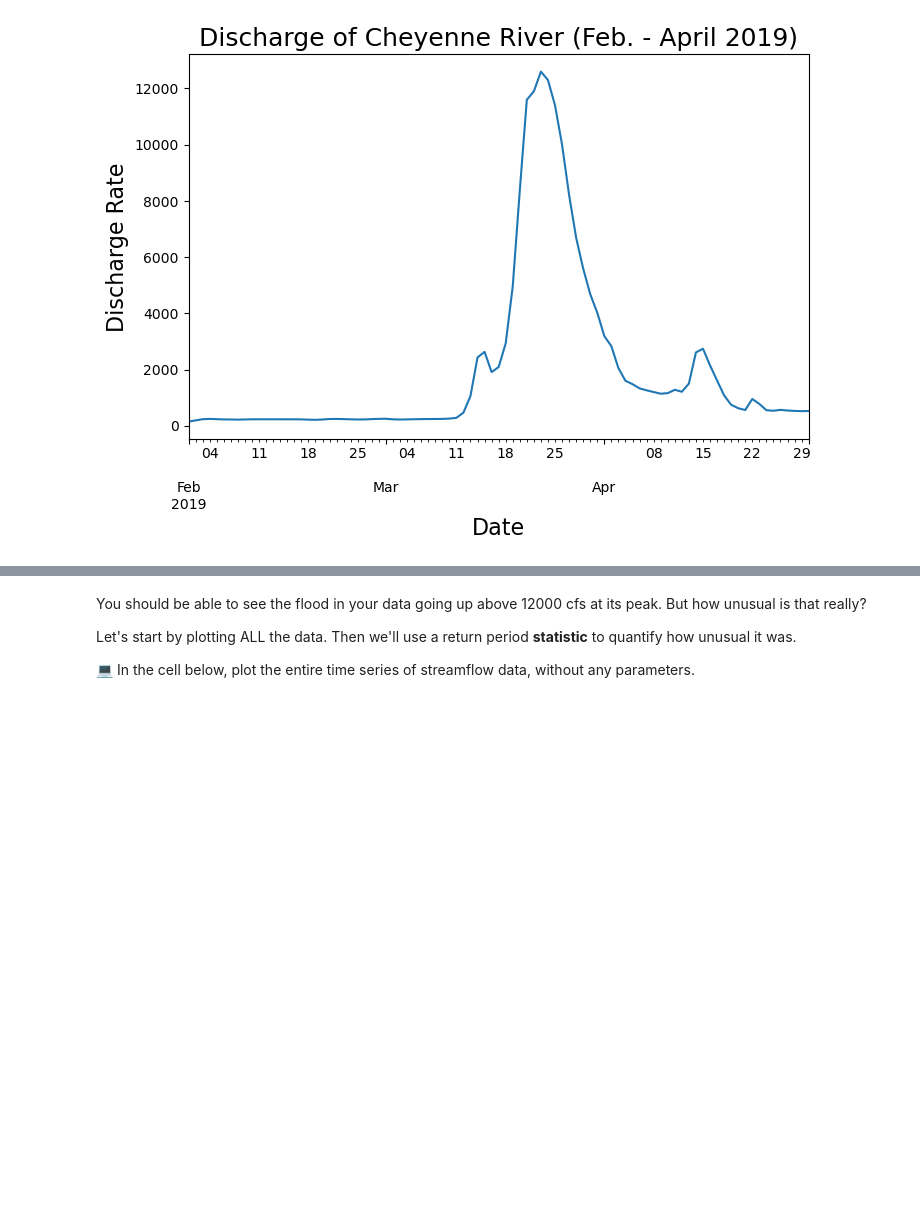
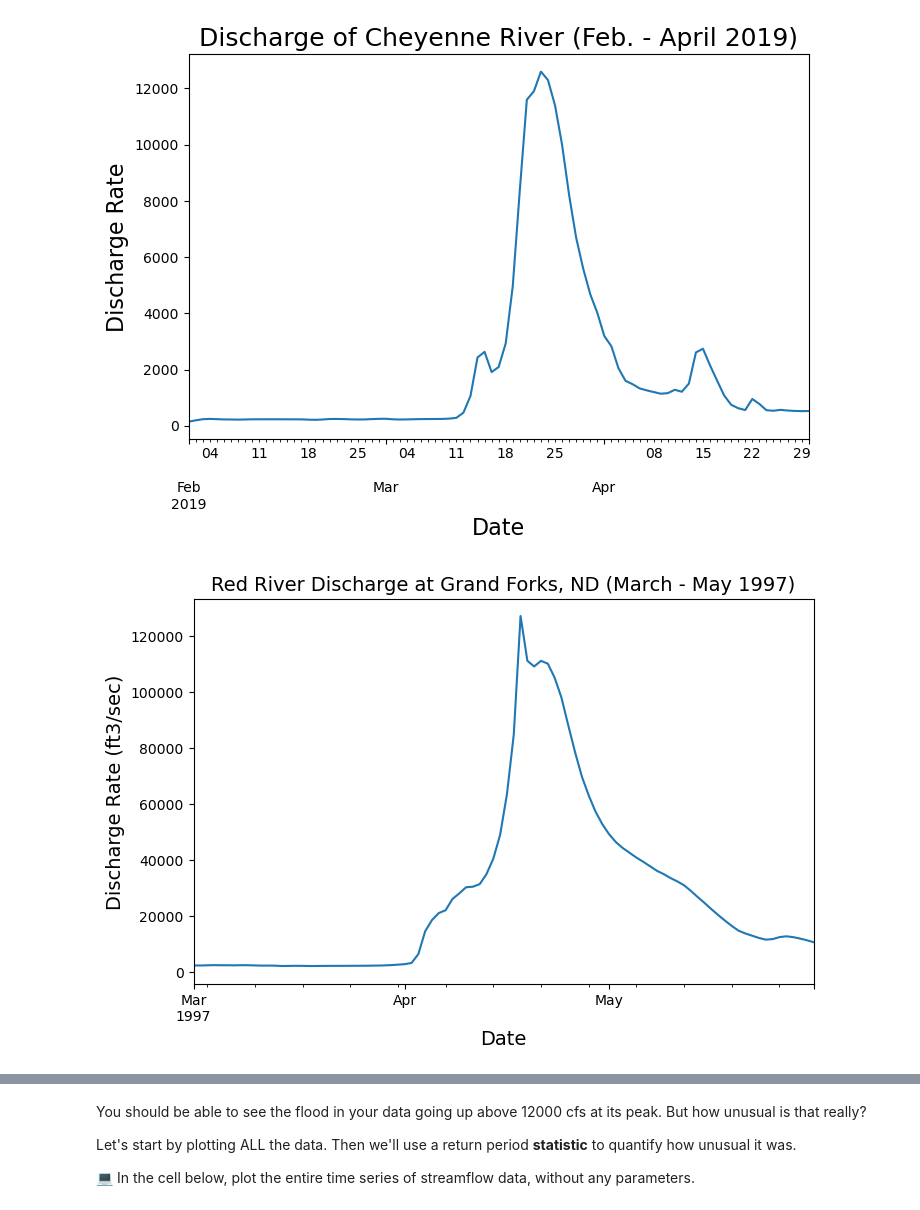
Before and after one commit to Wakunza/time-series-data-Wakunza, a Jupyter notebook: stars-02-time-series.ipynb, the cells around one changed output, grey strips where cells are left out. Saved outputs shown, nothing was run; the diff lists cells and outputs as text; code cells hidden in the pictures; blank space fills up the shorter version.

```diff
--- a/stars-02-time-series.ipynb
+++ b/stars-02-time-series.ipynb
@@ -274,3 +315,14 @@ print('\u27A1 You earned {} of 2 points for downloading data'.format(req_pts))
 # %% [output]
 ✅ Great work! Your download succeeded
 ➡ You earned 2 of 2 points for downloading data
+# %%
+# Grand Forks
+# importing the data uinder nwis_url
+gf_url = ('https://waterdata.usgs.gov/nwis/dv?cb_00060=on&'
+            'format=rdb&site_no=05082500&legacy=&'
+            'referred_module=sw&period=&'
+            'begin_date=1995-01-01&end_date=2023-06-14')
+
+# Download data using a GET HTTP Request
+gf_data = requests.get(gf_url)
+gf_data
@@ -516,3 +643,15 @@ q_points
 ✅ Your streamflow DataFrame has the expected values in it, good job!
 ➡ You received 6 out of 6 points for opening the streamflow data.
 6
+# %%
+GFDataFrame = pd.read_csv(
+    BytesIO(gf_data.content),
+    comment='#',
+    delimiter='\t',
+    skiprows=[29,30],
+    names=['Agency', 'Site ID', 'Date', 'Discharge', 'Code'],
+    index_col='Date',
+    parse_dates=True,
+    na_values='Ice'
+)
+GFDataFrame
@@ -591,3 +745,8 @@ subset_points
 ✅ Your streamflow DataFrame has the expected values in it, good job!
 ➡ You received 5 out of 5 points for subsetting the streamflow data.
 5
+# %%
+# grand forks flood dates for 1997
+gf_flood_dates = GFDataFrame['1997-03':'1997-05']
+
+gf_flood_dates
@@ -605,6 +779,17 @@ plt.xlabel('Date', fontsize=16);
 plt.ylabel('Discharge Rate', fontsize=16);
 # %% [output]
 [figure]
+# %%
+
+gf_flood_dates.plot(y='Discharge',
+                    fontsize=10, legend=False, figsize=(8,5))
+
+# setting specific paramters for plot
+plt.title('Red River Discharge at Grand Forks, ND (March - May 1997)', fontsize=14)
+plt.xlabel('Date', fontsize=14);
+plt.ylabel('Discharge Rate (ft3/sec)', fontsize=14);
+# %% [output]
+[figure, added]
 # %%
 import matplotlib.dates as mdates
 from matplotlib.dates import DateFormatter
```
Also changed, not shown: parts of 18 cells of this notebook.
